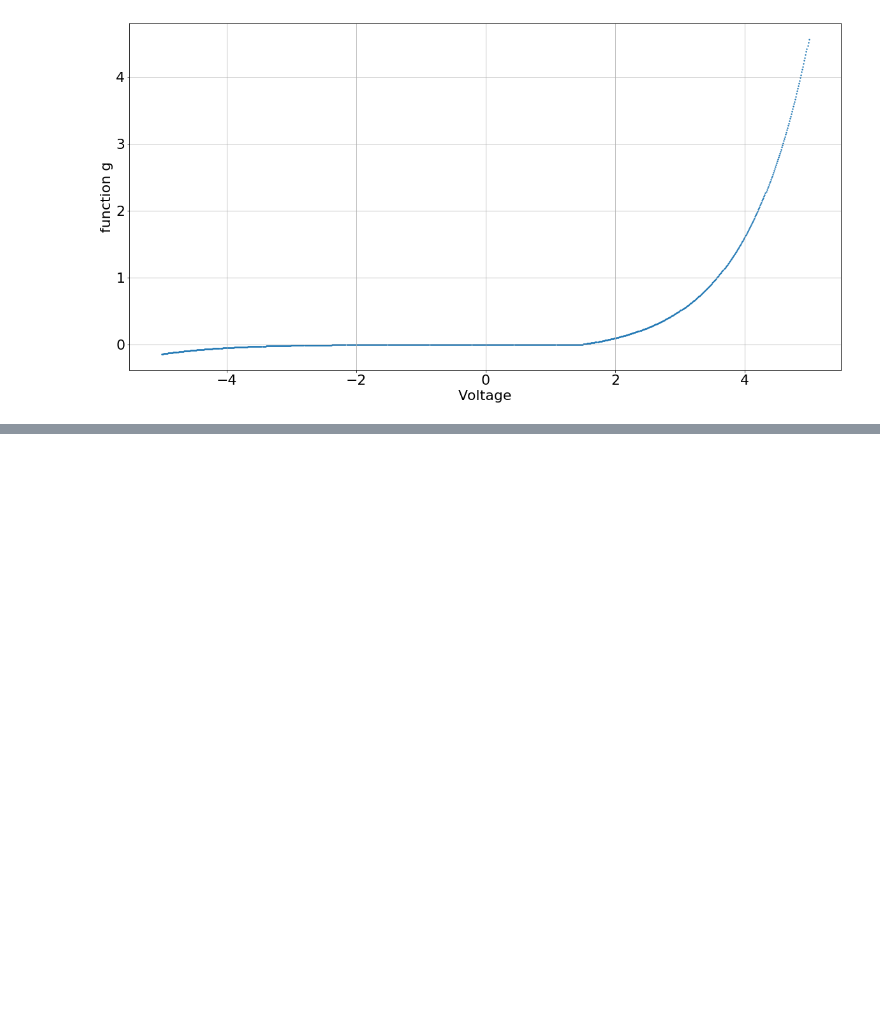
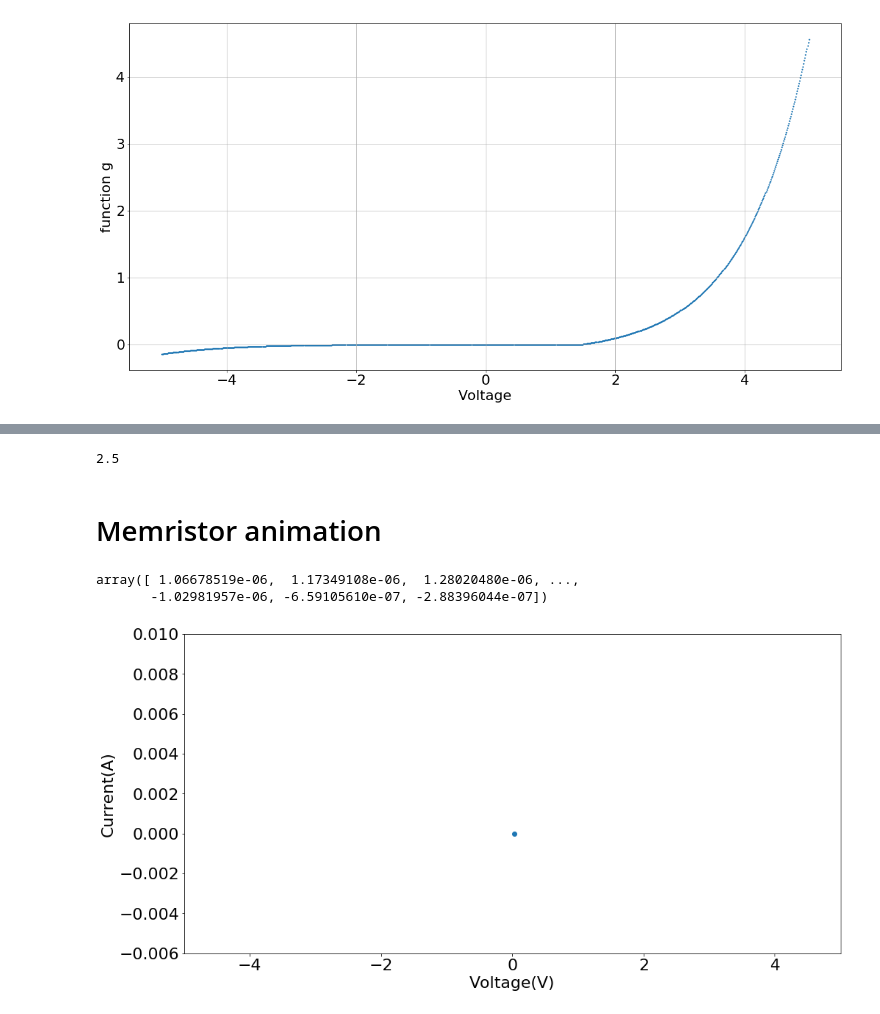
Before and after one commit to BJohn-dev/Memristor_learning_model, a Jupyter notebook: development/Memristor_model.ipynb, the cells around one changed output, grey strips where cells are left out. Saved outputs shown, nothing was run; the diff lists cells and outputs as text; code cells hidden in the pictures; blank space fills up the shorter version.

```diff
--- a/development/Memristor_model.ipynb
+++ b/development/Memristor_model.ipynb
@@ -190,0 +198,6 @@ plt.scatter(input_x, output_2, s=6.0)
+# %%
+resistcalc(1)/10**3
+# %% [output]
+2.5
+# %% [markdown]
+# Memristor animation
@@ -190,0 +207,36 @@ plt.scatter(input_x, output_2, s=6.0)
+# %%
+output
+# %% [output]
+array([ 1.06678519e-06,  1.17349108e-06,  1.28020480e-06, ...,
+       -1.02981957e-06, -6.59105610e-07, -2.88396044e-07])
+# %%
+# mem_2 = Memristor('mem_2')
+# fig = plt.figure(figsize=(16,8))
+# ax = plt.subplot(1,1,1)
+# ax.set_xlim([-5,5])
+# ax.set_ylim([-0.006,0.01])
+
+fig = plt.figure(figsize=(16,8))
+ax = plt.subplot(1,1,1)
+
+def voltage_generator():
+    for a in range(0,len(input_volt),100):
+         yield list(zip(input_volt, output))[a]
+
+output_list = []
+base_volt = []
+def update(data):
+    output_list.append(data[1])
+    base_volt.append(data[0])
+    ax.clear()
+    ax.set_ylabel('Current(A)')
+    ax.set_xlabel('Voltage(V)')
+    ax.set_xlim([-5,5])
+    ax.set_ylim([-0.006,0.01])
+    ax.scatter(base_volt, output_list)
+    return ln,
+
+
+anim = animation.FuncAnimation(fig, update, voltage_generator, interval=10, repeat=False)
+# %% [output]
+[figure, added]
```
Also changed, not shown: parts of 5 cells of this notebook, 5 other files.
